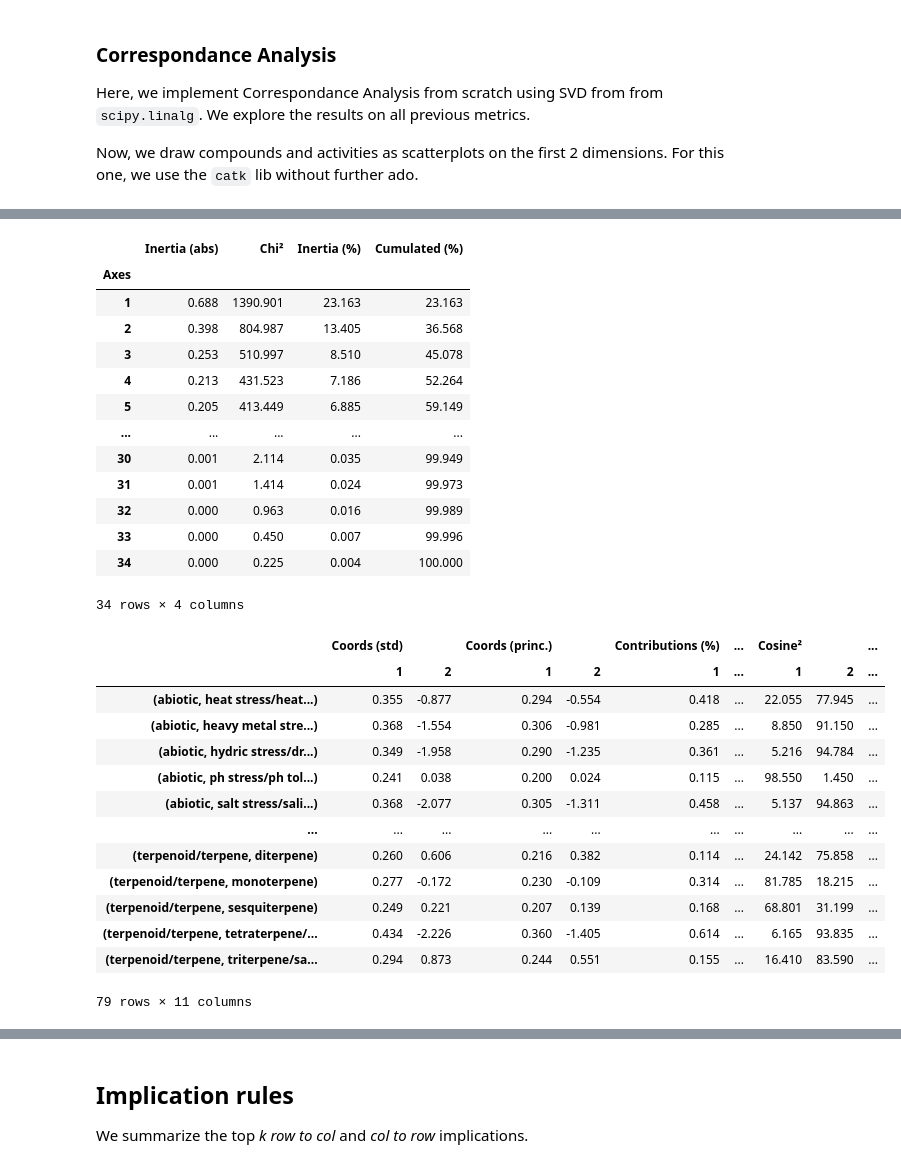
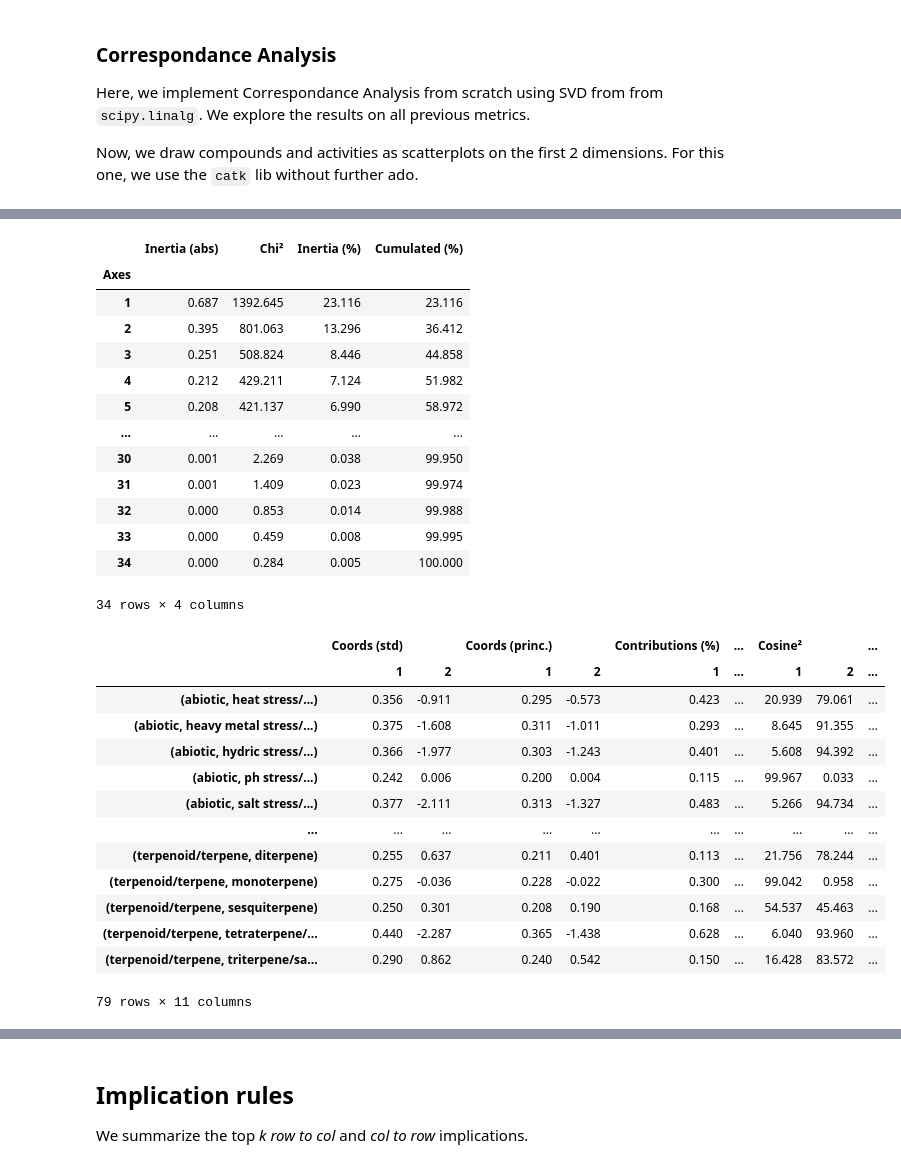
Before and after one commit to unc-informatique/pharmaco-chemistry-biblio, a Jupyter notebook: analysis.ipynb, the cells around one changed output, grey strips where cells are left out. Saved outputs shown, nothing was run; the diff lists cells and outputs as text; code cells hidden in the pictures.

```diff
--- a/analysis.ipynb
+++ b/analysis.ipynb
@@ -38,8 +38,8 @@ pd.set_option("display.min_rows", 10)
 # sns.set_theme(style="dark", palette="muted", font_scale=1.10, rc={"figure.figsize": (16.54, 11.7)})
 sns.set_theme(style="dark", palette="muted", font_scale=1.10, rc={"figure.figsize": (23.4, 16.54)})
 
-
-DATASET_FILENAME = Path("results/pharmaco_chemistry_2_cross_2022-10-06_18-16-36.csv")
+DATASET_FILENAME = Path("results/pharmaco_chemistry_2_cross_2022-10-24_15-57-13.csv")
+# DATASET_FILENAME = Path("results/pharmaco_chemistry_2_cross_2022-10-06_18-16-36.csv")
 # DATASET_FILENAME = Path("results/pharmaco_chemistry_cross_2022-05-19_17-18-20.csv")
 # DATASET_FILENAME = Path("results/activities_2022-01-29_16-33-05.csv")
 print(f"{DATASET_FILENAME.stem = } {DATASET_FILENAME.suffix = }")
@@ -49,0 +54,30 @@ DATASET_FILENAME.stem = 'pharmaco_chemistry_2_cross_2022-10-06_18-16-36' DATASET
+# %%
+def name_shortener(name, *, max_len=24, padding="…"):
+    if len(name) <= max_len:
+        return name
+    first_alt = name.split(bex.ALT_SEP)[0]
+    if len(first_alt) <= max_len:
+        return f"{first_alt}{bex.ALT_SEP}{padding}"
+
+    return f"{first_alt[:max_len]}{padding}"
+
+
+print(name_shortener("heat/resistance"))
+print(name_shortener("heat stress/heat tolerance/heat resistance"))
+print(name_shortener("heavy heat important stress/heat tolerance/heat resistance"))
+
+
+def df_shortener(df):
+    res = df.copy()
+    new_idx = pd.MultiIndex.from_tuples([tuple(name_shortener(x) for x in idx) for idx in df.index])
+    new_col = pd.MultiIndex.from_tuples([tuple(name_shortener(x) for x in idx) for idx in df.columns])
+    res.index = new_idx
+    res.columns = new_col
+    return res
+
+
+def series_shortener(ser):
+    res = ser.copy()
+    new_idx = pd.MultiIndex.from_tuples([tuple(name_shortener(x) for x in idx) for idx in ser.index])
+    res.index = new_idx
+    return res
@@ -408,39 +455,39 @@ shortnamer(score_df["odds_metric"])
 # %%
-base_ca_df = shortnamer(score_df["odds_metric"])
+base_ca_df = df_shortener(score_df["odds_metric"])
 ca.fit(base_ca_df)
 display(ca.axes())
 display(ca.contributions(K = 2))
 
 # ca.plot(coords=("standard", "standard"))
 # plt.show()
 # %% [output]
 |  | Inertia (abs) | Chi² | Inertia (%) | Cumulated (%) |
 | Axes |  |  |  |  |
-| 1 | 0.688 | 1390.901 | 23.163 | 23.163 |
-| 2 | 0.398 | 804.987 | 13.405 | 36.568 |
-| 3 | 0.253 | 510.997 | 8.510 | 45.078 |
-| 4 | 0.213 | 431.523 | 7.186 | 52.264 |
-| 5 | 0.205 | 413.449 | 6.885 | 59.149 |
+| 1 | 0.687 | 1392.645 | 23.116 | 23.116 |
+| 2 | 0.395 | 801.063 | 13.296 | 36.412 |
+| 3 | 0.251 | 508.824 | 8.446 | 44.858 |
+| 4 | 0.212 | 429.211 | 7.124 | 51.982 |
+| 5 | 0.208 | 421.137 | 6.990 | 58.972 |
 | ... | ... | ... | ... | ... |
-| 30 | 0.001 | 2.114 | 0.035 | 99.949 |
-| 31 | 0.001 | 1.414 | 0.024 | 99.973 |
-| 32 | 0.000 | 0.963 | 0.016 | 99.989 |
-| 33 | 0.000 | 0.450 | 0.007 | 99.996 |
-| 34 | 0.000 | 0.225 | 0.004 | 100.000 |
+| 30 | 0.001 | 2.269 | 0.038 | 99.950 |
+| 31 | 0.001 | 1.409 | 0.023 | 99.974 |
+| 32 | 0.000 | 0.853 | 0.014 | 99.988 |
+| 33 | 0.000 | 0.459 | 0.008 | 99.995 |
+| 34 | 0.000 | 0.284 | 0.005 | 100.000 |
 34 rows × 4 columns
 |  | Coords (std) |  | Coords (princ.) |  | Contributions (%) | ... | Cosine² |  | ... |
 |  | 1 | 2 | 1 | 2 | 1 | ... | 1 | 2 | ... |
-| (abiotic, heat stress/heat...) | 0.355 | -0.877 | 0.294 | -0.554 | 0.418 | ... | 22.055 | 77.945 | ... |
-| (abiotic, heavy metal stre...) | 0.368 | -1.554 | 0.306 | -0.981 | 0.285 | ... | 8.850 | 91.150 | ... |
-| (abiotic, hydric stress/dr...) | 0.349 | -1.958 | 0.290 | -1.235 | 0.361 | ... | 5.216 | 94.784 | ... |
-| (abiotic, ph stress/ph tol...) | 0.241 | 0.038 | 0.200 | 0.024 | 0.115 | ... | 98.550 | 1.450 | ... |
-| (abiotic, salt stress/sali...) | 0.368 | -2.077 | 0.305 | -1.311 | 0.458 | ... | 5.137 | 94.863 | ... |
+| (abiotic, heat stress/...) | 0.356 | -0.911 | 0.295 | -0.573 | 0.423 | ... | 20.939 | 79.061 | ... |
+| (abiotic, heavy metal stress/...) | 0.375 | -1.608 | 0.311 | -1.011 | 0.293 | ... | 8.645 | 91.355 | ... |
+| (abiotic, hydric stress/...) | 0.366 | -1.977 | 0.303 | -1.243 | 0.401 | ... | 5.608 | 94.392 | ... |
+| (abiotic, ph stress/...) | 0.242 | 0.006 | 0.200 | 0.004 | 0.115 | ... | 99.967 | 0.033 | ... |
+| (abiotic, salt stress/...) | 0.377 | -2.111 | 0.313 | -1.327 | 0.483 | ... | 5.266 | 94.734 | ... |
 | ... | ... | ... | ... | ... | ... | ... | ... | ... | ... |
-| (terpenoid/terpene, diterpene) | 0.260 | 0.606 | 0.216 | 0.382 | 0.114 | ... | 24.142 | 75.858 | ... |
-| (terpenoid/terpene, monoterpene) | 0.277 | -0.172 | 0.230 | -0.109 | 0.314 | ... | 81.785 | 18.215 | ... |
-| (terpenoid/terpene, sesquiterpene) | 0.249 | 0.221 | 0.207 | 0.139 | 0.168 | ... | 68.801 | 31.199 | ... |
-| (terpenoid/terpene, tetraterpene/... | 0.434 | -2.226 | 0.360 | -1.405 | 0.614 | ... | 6.165 | 93.835 | ... |
-| (terpenoid/terpene, triterpene/sa... | 0.294 | 0.873 | 0.244 | 0.551 | 0.155 | ... | 16.410 | 83.590 | ... |
+| (terpenoid/terpene, diterpene) | 0.255 | 0.637 | 0.211 | 0.401 | 0.113 | ... | 21.756 | 78.244 | ... |
+| (terpenoid/terpene, monoterpene) | 0.275 | -0.036 | 0.228 | -0.022 | 0.300 | ... | 99.042 | 0.958 | ... |
+| (terpenoid/terpene, sesquiterpene) | 0.250 | 0.301 | 0.208 | 0.190 | 0.168 | ... | 54.537 | 45.463 | ... |
+| (terpenoid/terpene, tetraterpene/... | 0.440 | -2.287 | 0.365 | -1.438 | 0.628 | ... | 6.040 | 93.960 | ... |
+| (terpenoid/terpene, triterpene/sa... | 0.290 | 0.862 | 0.240 | 0.542 | 0.150 | ... | 16.428 | 83.572 | ... |
 79 rows × 11 columns
 # %%
 SHIFT = 0.0
```
Also changed, not shown: parts of 14 cells of this notebook, 7 other files.
